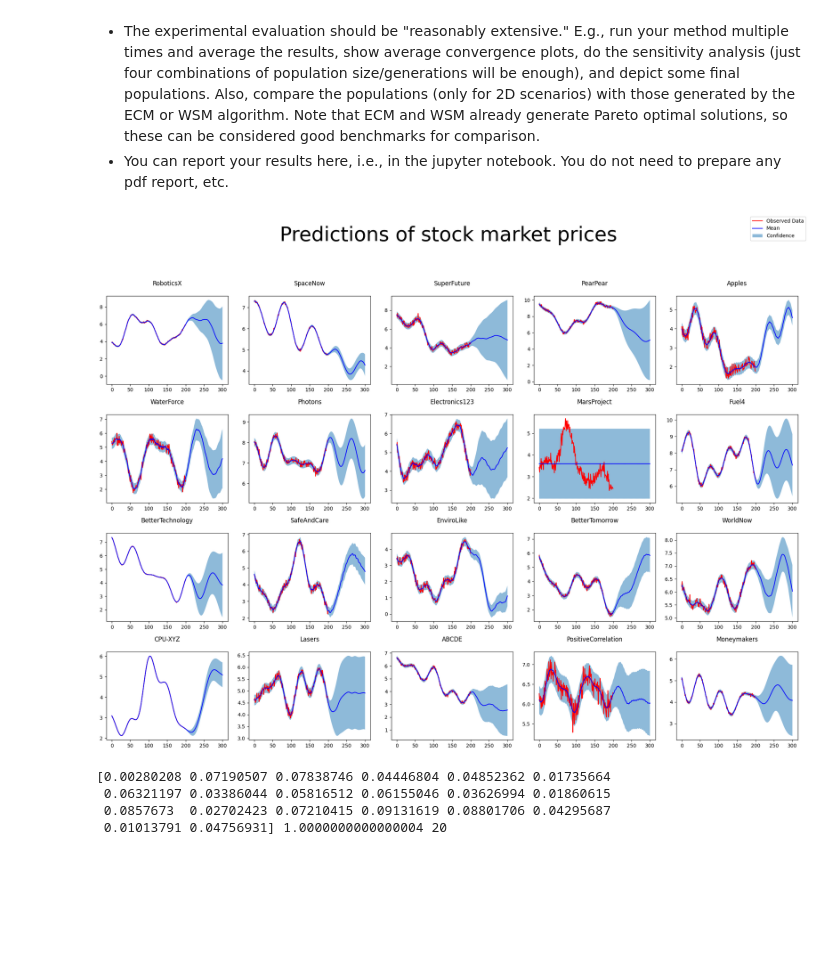
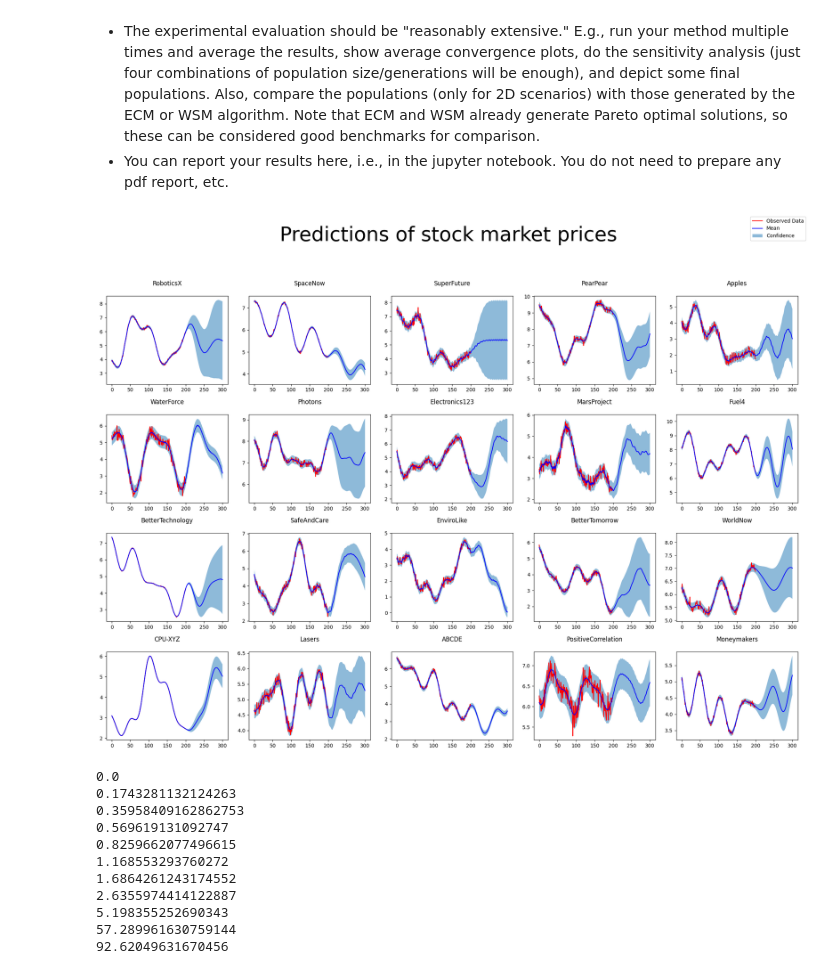
Before and after one commit to alessandro1802/moo, a Jupyter notebook: lab2.ipynb, the cells around one changed output. Saved outputs shown, nothing was run; the diff lists cells and outputs as text; code cells hidden in the pictures; blank space fills up the shorter version.

```diff
--- a/lab2.ipynb
+++ b/lab2.ipynb
@@ -20,27 +21,33 @@ risk_matrix = getRiskMatrix(stock_data)
 # %%
 import matplotlib.pyplot as plt
 
 stock_data, confidences = getPredictions(stock_data,300)
+max_return = max([i.increase for i in stock_data])
+min_return = min([i.increase for i in stock_data])
+for i in range(len(stock_data)): #to minimise
+    stock_data[i].increase=((max_return-min_return)-(stock_data[i].increase-min_return))/(max_return-min_return)
+risk_matrix = getRiskMatrix(stock_data)
+risk_matrix+=np.min(risk_matrix)
 fig, axes = plt.subplots(4, 5, figsize=(20, 15))
 fig.tight_layout(h_pad=5)
 plt.subplots_adjust(top=0.85)
 for company_idx, company in enumerate(stock_data):
     x = torch.Tensor(company.datax)
     y = torch.Tensor(company.datay)
 
     row = company_idx // 5
     col = company_idx - row * 5
 
     axes[row, col].set_title(company.name)
     axes[row, col].plot(x.numpy(), y.numpy(), 'r-')
 
     axes[row, col].plot(company.pred_datax, company.pred_datay, 'b')
     axes[row, col].fill_between(company.pred_datax, confidences[company.name][0], confidences[company.name][1], alpha=0.5)
 fig.suptitle("Predictions of stock market prices", fontsize = 40)
 fig.legend(['Observed Data', 'Mean', 'Confidence'], loc='upper right')
 plt.savefig('pred2.svg')
 plt.show()
 # %% [output]
-[figure, old version]
+[figure, new version]
 # %%
 import numpy as np
@@ -164,17 +185,16 @@ class MOEA_D():
-# %%
-population_size = 20
-num_iterations = 100
-num_objectives = 2
-num_neighbors = 5
-crossover_rate = 0.9
-mutation_rate = 0.1
-
-solver = MOEA_D(stock_data, population_size, num_iterations, num_objectives, num_neighbors, crossover_rate, mutation_rate)
-
-sol = solver.generate_random_solution()
-print(sol, sum(sol), len(sol))
-# %% [output]
-[0.00280208 0.07190507 0.07838746 0.04446804 0.04852362 0.01735664
- 0.06321197 0.03386044 0.05816512 0.06155046 0.03626994 0.01860615
- 0.0857673  0.02702423 0.07210415 0.09131619 0.08801706 0.04295687
- 0.01013791 0.04756931] 1.0000000000000004 20
+# %%
+for deg in np.linspace(0,89,10): # if 3D add new key for each existing
+    print(math.tan(np.deg2rad(deg)))
+print(math.tan(1.56))
+# %% [output]
+0.0
+0.1743281132124263
+0.35958409162862753
+0.569619131092747
+0.8259662077496615
+1.168553293760272
+1.6864261243174552
+2.6355974414122887
+5.198355252690343
+57.289961630759144
+92.62049631670456
```
Also changed, not shown: parts of 5 cells of this notebook.
